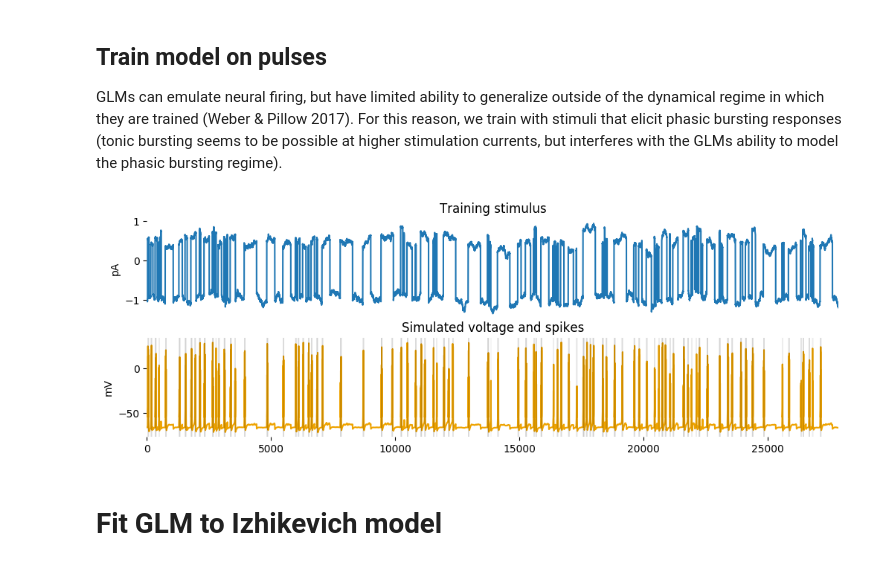
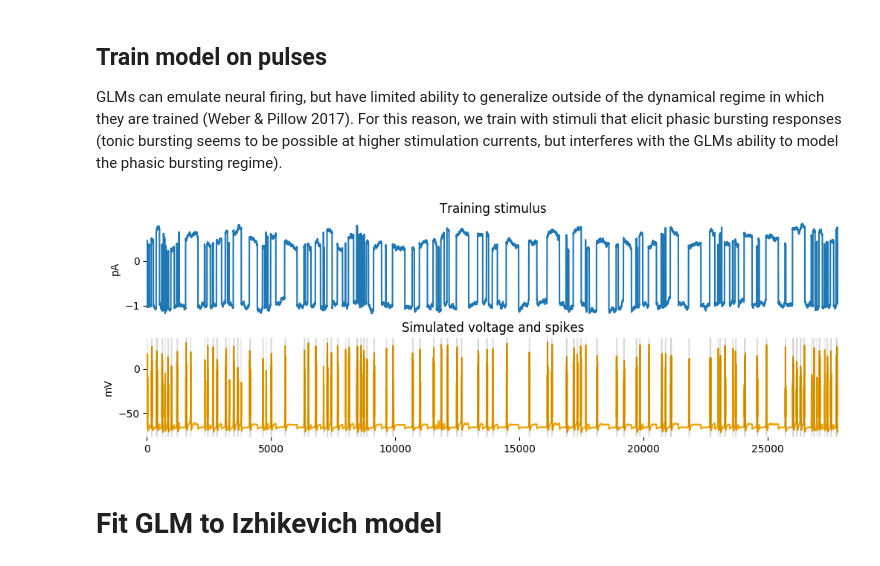
Before and after one commit to michaelerule/glm_moment_closure, a Jupyter notebook: 20180315_autoregressive_GLM_as_Cox_process_and_moment_equations_v15.ipynb, the cells around one changed output. Cells and saved outputs as stored; diff of their text form; code cells hidden in the pictures.

```diff
--- a/20180315_autoregressive_GLM_as_Cox_process_and_moment_equations_v15.ipynb
+++ b/20180315_autoregressive_GLM_as_Cox_process_and_moment_equations_v15.ipynb
@@ -65,35 +65,35 @@ offset     = -1     # Baseline current (picoamps)
 min_amp    = 0.3    # Smallest current step (picoamps)
 max_amp    = 0.7    # Largest  current step (picoamps)
 min_pulse  = 10     # Shortest pulse duration (ms)
 max_pulse  = 500    # Longest  pulse duration (ms)
 amplitudes = exp(linspace(log(min_amp),log(max_amp),10))
 durationms = int32(exp(linspace(log(min_pulse),log(max_pulse),10)))
 stimulus   = pulse_sequence(amplitudes,durationms,offset)
 
 # Define Ornstein–Uhlenbeck (OU) process training noise
-ssvar     = 0.01           # Noise steady-state viariance (ln(pA)^2)
+ssvar     = 0.005          # Noise steady-state viariance (ln(pA)^2)
 tau       = 200            # Noise correlation time constant (ms)
 noisevar  = 2*ssvar/tau    # Noise fluctuation variance
 sigma     = sqrt(noisevar) # Noise flucutation standard deviation
 stimulus  += sample_ou_process(0,sigma,tau,dt,len(stimulus),ntrial=1).ravel()
 
 ntrain     = len(stimulus)
 
 # Plot training stimulus
 subplot(311); plot(stimulus)
 nox(); noaxis(); xlim(0,ntrain); ylabel('pA')
 title('Training stimulus');
 
 # Solve Izh model and get voltage and spikes
 state = sim_izh(*izh,stimulus,dt=dt)
 v,Y   = state[:,1],state[:,2]
 
 # Plot voltage and spikes
 subplot(312); plot(v,color=OCHRE); addspikes(Y,lw=0.05);
 noaxis(); xlim(0,ntrain); ylabel('mV');
 title('Simulated voltage and spikes');
 # %% [output]
-[figure, old version]
+[figure, new version]
 # %% [markdown]
 # Fit GLM to Izhikevich model
 # %% [markdown]
```
Also changed, not shown: parts of 7 cells of this notebook, 3 other files.
